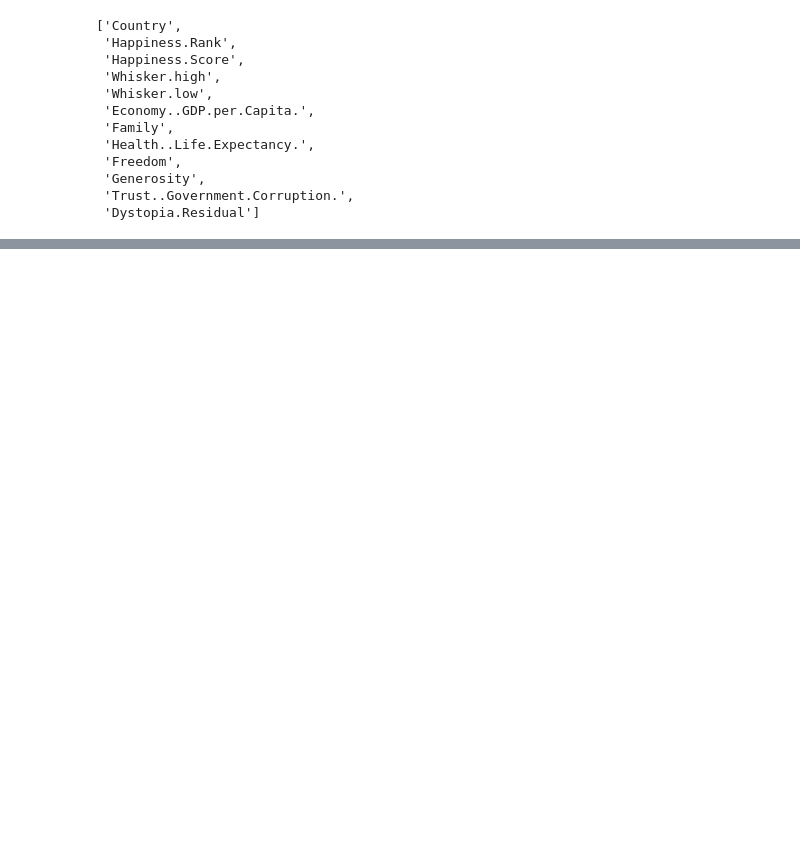
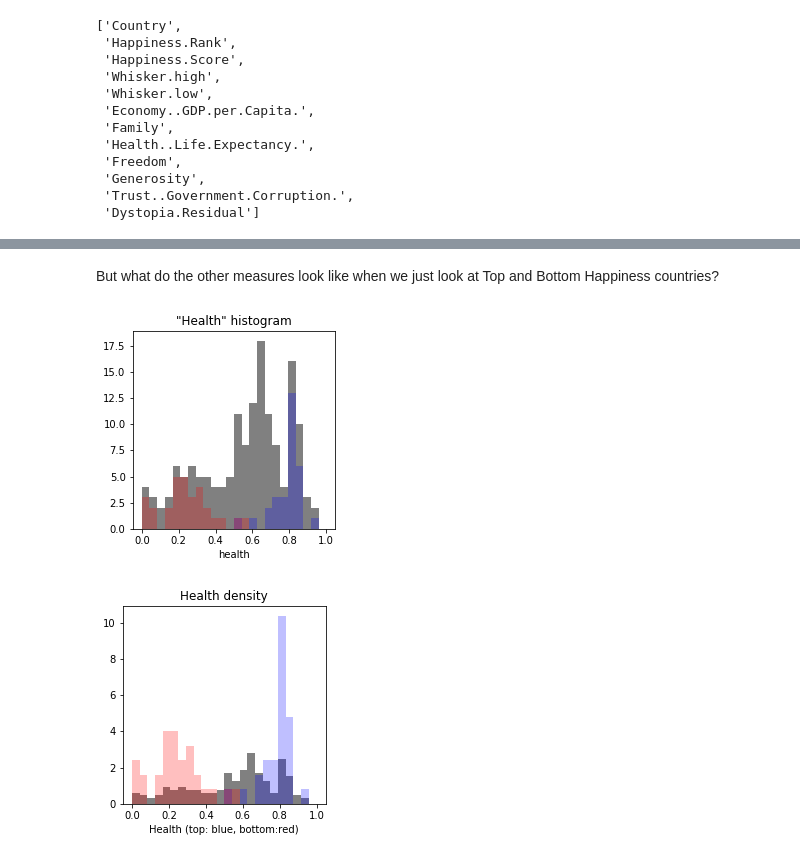
Before and after one commit to ergonyc/Practice-python-exercises, a Jupyter notebook: PlottingExamples-7.4/Module7_visEx_v3.ipynb, the cells around one changed output, grey strips where cells are left out. Cells and saved outputs as stored; diff of their text form; code cells hidden in the pictures; blank space fills up the shorter version.

```diff
--- a/PlottingExamples-7.4/Module7_visEx_v3.ipynb
+++ b/PlottingExamples-7.4/Module7_visEx_v3.ipynb
@@ -114,0 +137,23 @@ Do something like top 10, and bottom 10 happiness rank, ...
+# %% [markdown]
+But what do the other measures look like when we just look at Top and Bottom Happiness countries?
+# %%
+# Plot them as a histogram.
+#plt.hist(year17['Family'], density=False)
+plt.subplot(221)
+plt.hist(year17['Health..Life.Expectancy.'], density=False, color='grey', bins=np.linspace(0.0, 1.0, 25), alpha=1.0)
+plt.hist(year17['Health..Life.Expectancy.'][:topn], density=False, color='blue', bins=np.linspace(0.0, 1.0, 25), alpha=.25)
+plt.hist(year17['Health..Life.Expectancy.'][-topn:], density=False, color='red', bins=np.linspace(0.0, 1.0, 25), alpha=.25)
+plt.title('"Health" histogram')
+plt.xlabel('health')
+plt.subplot(222)
+plt.hist(year17['Health..Life.Expectancy.'], density=True, color='grey', bins=np.linspace(0., 1., 25), alpha=1.0)
+plt.hist(year17['Health..Life.Expectancy.'][:topn], density=True, color='blue', bins=np.linspace(0., 1., 25), alpha=.25)
+plt.hist(year17['Health..Life.Expectancy.'][-topn:], density=True, color='red', bins=np.linspace(0., 1., 25), alpha=.25)
+plt.title('Health density')
+plt.xlabel('Health (top: blue, bottom:red)')
+
+
+plt.show()
+# %% [output]
+[figure, added]
+[figure, added]
```
Also changed, not shown: parts of 27 cells of this notebook, 1 other file.
